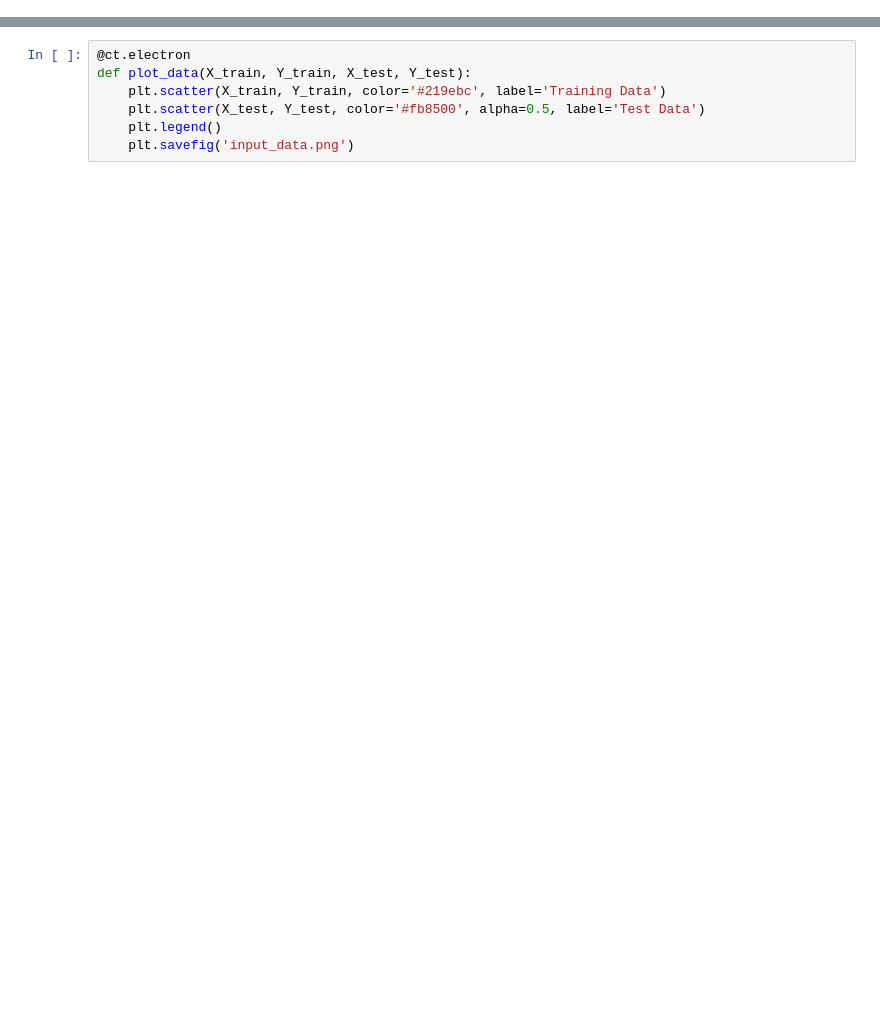
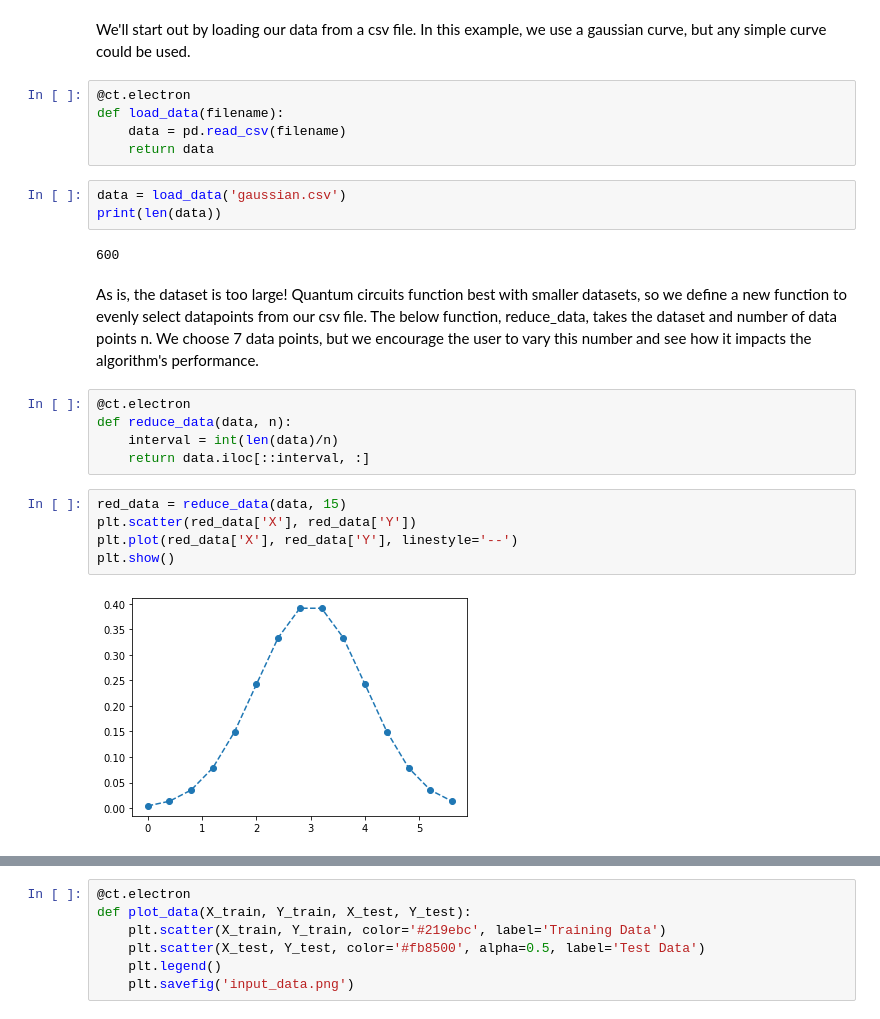
Before and after one commit to AgnostiqHQ/covalent, a Jupyter notebook: doc/source/tutorials/qml_2/function_fitting.ipynb, the cells around one changed output, grey strips where cells are left out. Saved outputs shown, nothing was run; the diff lists cells and outputs as text; blank space fills up the shorter version.

```diff
--- a/doc/source/tutorials/qml_2/function_fitting.ipynb
+++ b/doc/source/tutorials/qml_2/function_fitting.ipynb
@@ -14,0 +13,26 @@ def create_data(n):
+# %% [markdown]
+We'll start out by loading our data from a csv file. In this example, we use a gaussian curve, but any simple curve could be used.
+# %%
+@ct.electron
+def load_data(filename):
+    data = pd.read_csv(filename)
+    return data
+# %%
+data = load_data('gaussian.csv')
+print(len(data))
+# %% [output]
+600
+# %% [markdown]
+As is, the dataset is too large! Quantum circuits function best with smaller datasets, so we define a new function to evenly select datapoints from our csv file. The below function, reduce_data, takes the dataset and number of data points n. We choose 7 data points, but we encourage the user to vary this number and see how it impacts the algorithm's performance.
+# %%
+@ct.electron
+def reduce_data(data, n):
+    interval = int(len(data)/n)
+    return data.iloc[::interval, :]
+# %%
+red_data = reduce_data(data, 15)
+plt.scatter(red_data['X'], red_data['Y'])
+plt.plot(red_data['X'], red_data['Y'], linestyle='--')
+plt.show()
+# %% [output]
+[figure, added]
```
Also changed, not shown: parts of 20 cells of this notebook.
